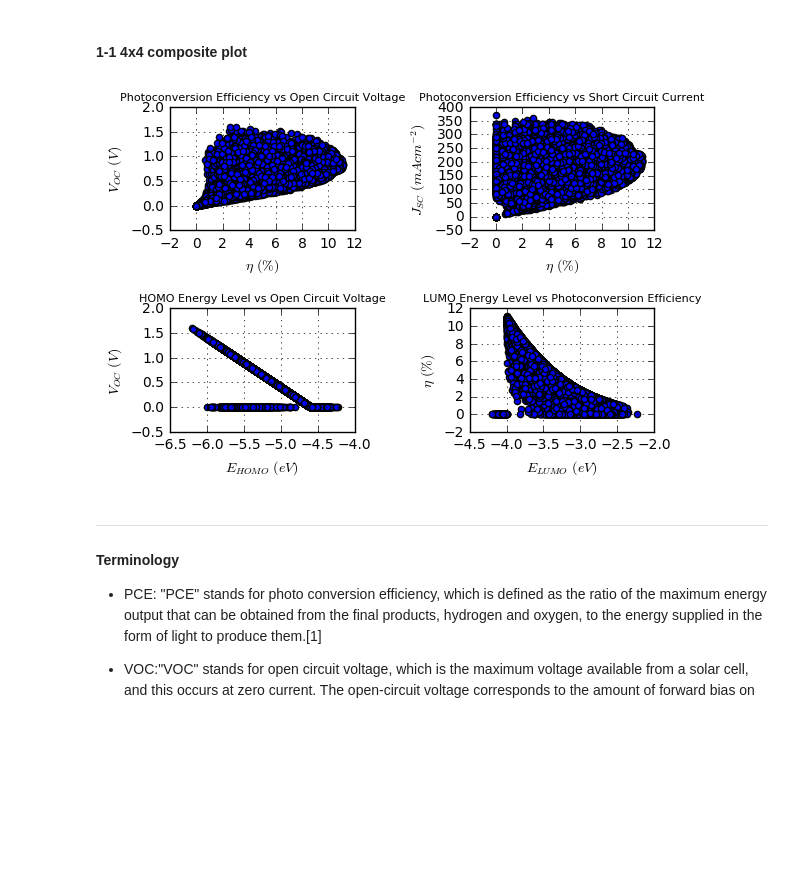
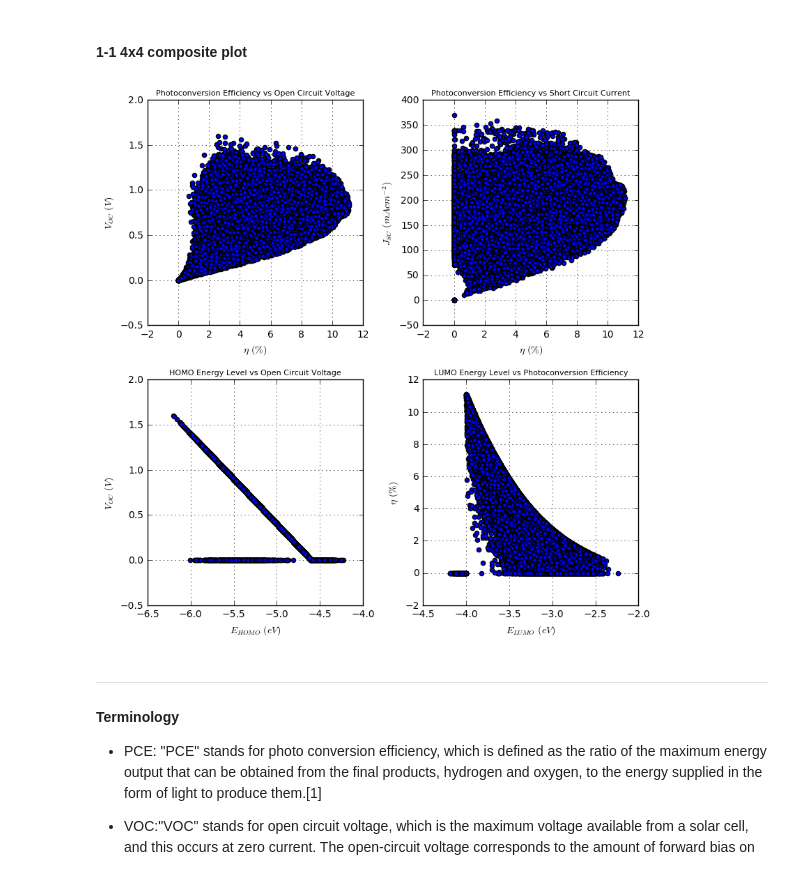
Before and after one commit to wfqethan/DSMCER-HW2-Data-Visualization, a Jupyter notebook: HW2-Wang-Fangqi.ipynb, the cells around one changed output. Cells and saved outputs as stored; diff of their text form; code cells hidden in the pictures; blank space fills up the shorter version.

Commit message:
Modified plot size

```diff
--- a/HW2-Wang-Fangqi.ipynb
+++ b/HW2-Wang-Fangqi.ipynb
@@ -47,6 +47,8 @@ e_homo=data['e_homo_alpha']
 e_lumo=data['e_lumo_alpha']
 # %%
 # Create a 2x2 subplot and assign parameters to the 1st subplot
+plt.figure(figsize=(8, 8))
+# plt.rcParams.update({'font.size': 10})
 plt.subplot(221)
 plt.scatter(pce,voc)
 plt.title('Photoconversion Efficiency vs Open Circuit Voltage',fontsize=8)
@@ -54,34 +56,34 @@ plt.xlabel('$\eta$ $(\%)$')
 plt.ylabel('$V_{OC}$ $(V)$')
 plt.grid()
 
 # Assign parameters to the 2nd subplot
 plt.subplot(222)
 plt.scatter(pce,jsc)
 plt.title('Photoconversion Efficiency vs Short Circuit Current',fontsize=8)
 plt.xlabel('$\eta$ $(\%)$')
 plt.ylabel('$J_{SC}$ $(mA cm^{-2})$')
 plt.grid()
 
 # Assign parameters to the 3rd subplot
 plt.subplot(223)
 plt.scatter(e_homo,voc)
 plt.title('HOMO Energy Level vs Open Circuit Voltage',fontsize=8)
 plt.xlabel('$E_{HOMO}$ $(eV)$')
 plt.ylabel('$V_{OC}$ $(V)$')
 plt.grid()
 
 # Assign parameters to the 4th subplot
 plt.subplot(224)
 plt.scatter(e_lumo,pce)
 plt.title('LUMO Energy Level vs Photoconversion Efficiency',fontsize=8)
 plt.xlabel('$E_{LUMO}$ $(eV)$')
 plt.ylabel('$\eta$ $(\%)$')
 plt.grid()
 
 # Adjust spacing between each subplots
 plt.tight_layout(pad=0.4, w_pad=1, h_pad=1.0)
 # %% [output]
-[figure, old version]
+[figure, new version]
 # %% [markdown]
 ***
 #### Terminology
```
